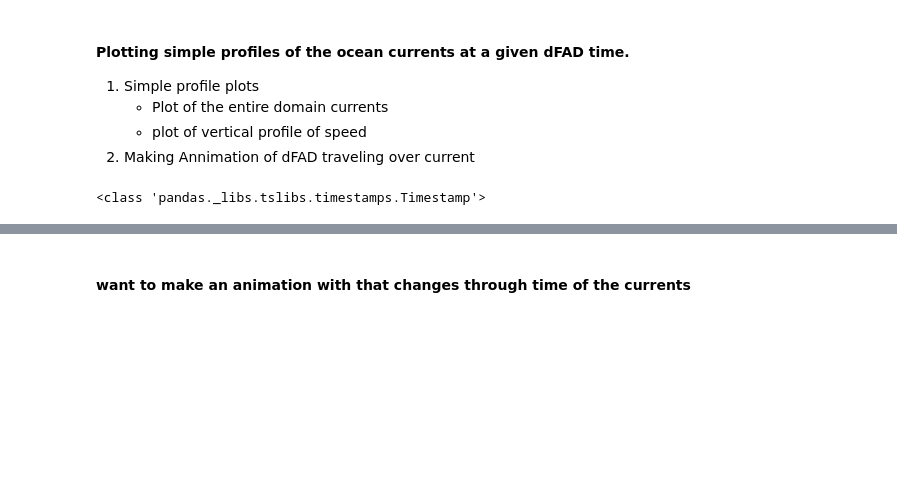
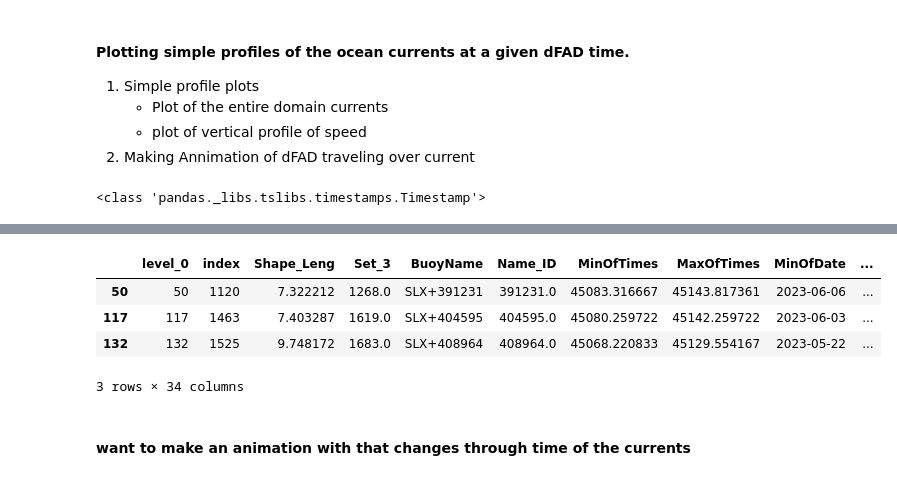
Before and after one commit to Colin-zerfass/fate-core, a Jupyter notebook: Code/Currents_profiles.ipynb, the cells around one changed output, grey strips where cells are left out. Drawn from its saved outputs; the diff is of its cells as text; code cells hidden in the pictures; blank space fills up the shorter version.

```diff
--- a/Code/Currents_profiles.ipynb
+++ b/Code/Currents_profiles.ipynb
@@ -108,6 +108,14 @@ ax = OneTrajectory(ax, data, 1,window = 5, itime= 0)
 # %% [output]
 [interactive output not drawn]
 [interactive output not drawn]
+# %%
+data.query("Diff_days > 60")
+# %% [output]
+|  | level_0 | index | Shape_Leng | Set_3 | BuoyName | Name_ID | MinOfTimes | MaxOfTimes | MinOfDate | ... |
+| 50 | 50 | 1120 | 7.322212 | 1268.0 | SLX+391231 | 391231.0 | 45083.316667 | 45143.817361 | 2023-06-06 | ... |
+| 117 | 117 | 1463 | 7.403287 | 1619.0 | SLX+404595 | 404595.0 | 45080.259722 | 45142.259722 | 2023-06-03 | ... |
+| 132 | 132 | 1525 | 9.748172 | 1683.0 | SLX+408964 | 408964.0 | 45068.220833 | 45129.554167 | 2023-05-22 | ... |
+3 rows × 34 columns
 # %% [markdown]
 #### want to make an animation with that changes through time of the currents
 # %%
```
Also changed, not shown: parts of 1 cell of this notebook, 4 other files.
